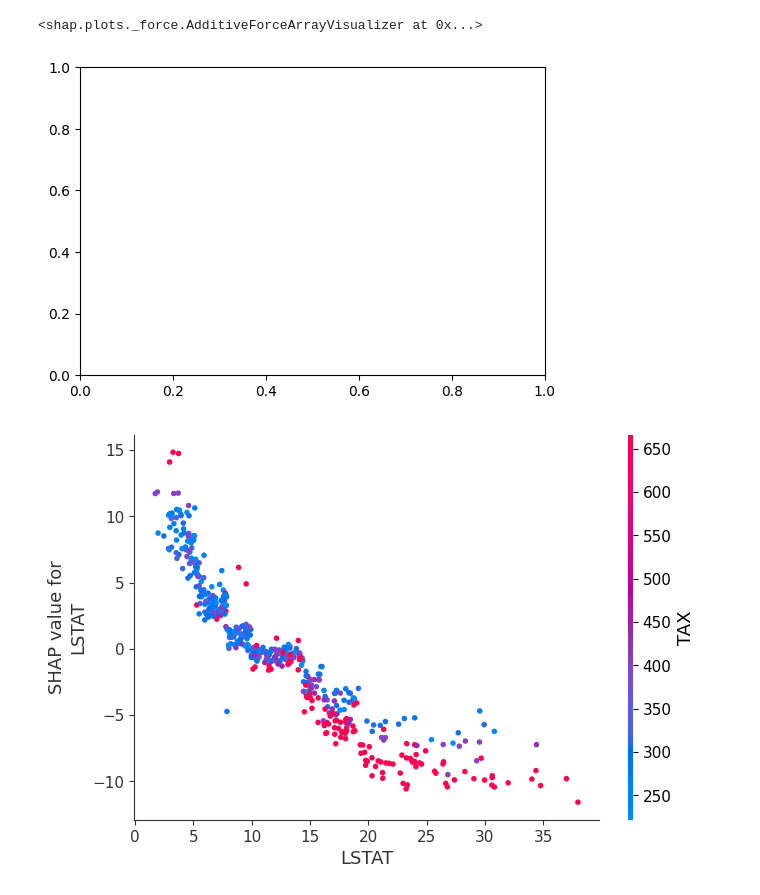
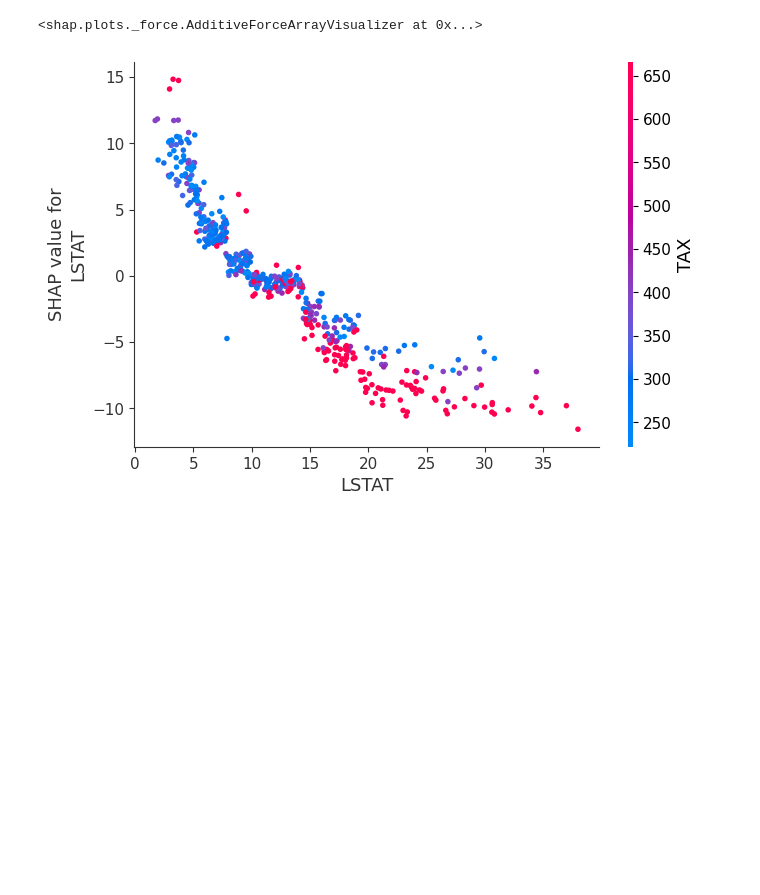
Before and after one commit to nglaz0v/ml_pocket_reference, a Jupyter notebook: ch16_Explaining_Regression_Models.ipynb, the cells around one changed output. Saved outputs shown, nothing was run; the diff lists cells and outputs as text; code cells hidden in the pictures; blank space fills up the shorter version.

```diff
--- a/ch16_Explaining_Regression_Models.ipynb
+++ b/ch16_Explaining_Regression_Models.ipynb
@@ -92,14 +92,13 @@ shap.force_plot(
 # %% [output]
 <shap.plots._force.AdditiveForceArrayVisualizer at 0x...>
 # %%
-fig, ax = plt.subplots(figsize=(6, 4))
+# fig, ax = plt.subplots(figsize=(6, 4))
 shap.dependence_plot("LSTAT", vals, bos_X)
 # fig.savefig(
 #     "images/mlpr_1603.png",
 #     bbox_inches="tight",
 #     dpi=300,
 # )
 # %% [output]
-[figure, old version]
+[figure, new version]
-[figure, removed]
 # %%
```
Also changed, not shown: parts of 2 cells of this notebook, 5 other files.
